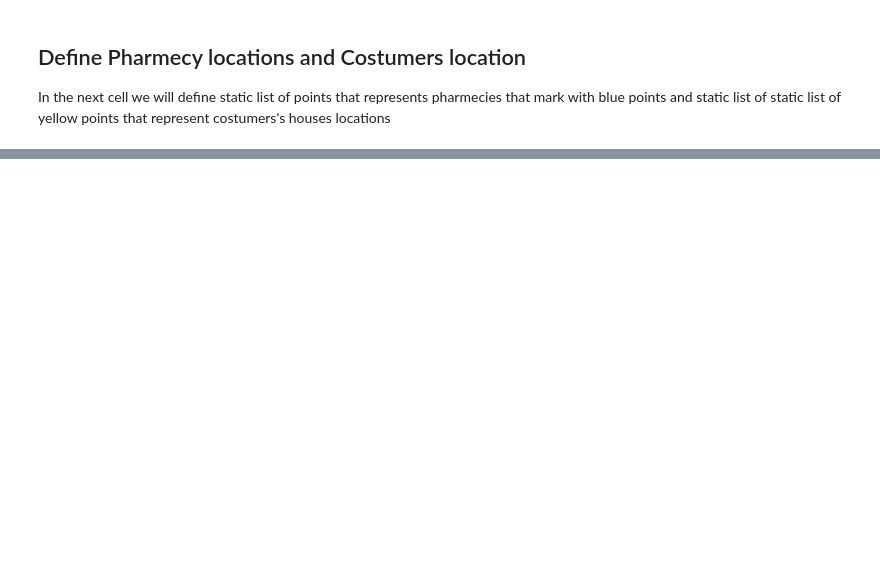
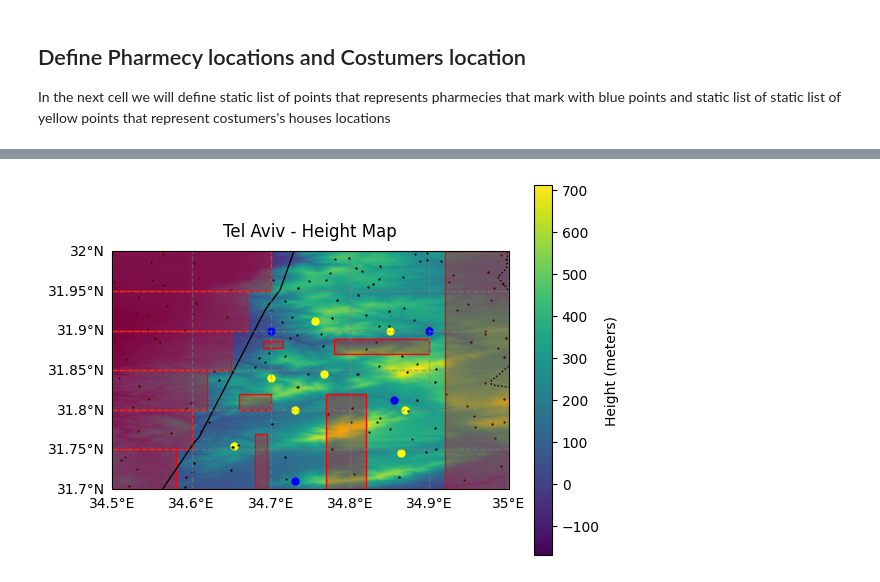
Before and after one commit to CatsPoo/Nevigation_Algorithems_Project, a Jupyter notebook: project.ipynb, the cells around one changed output, grey strips where cells are left out. Cells and saved outputs as stored; diff of their text form; code cells hidden in the pictures; blank space fills up the shorter version.

```diff
--- a/project.ipynb
+++ b/project.ipynb
@@ -57,0 +104,3 @@ cropped_map.print()
+# %%
+cropped_map.print()
+# %% [output]
@@ -57,0 +108 @@ cropped_map.print()
+[figure, added]
```
Also changed, not shown: parts of 10 cells of this notebook, 2 other files.
